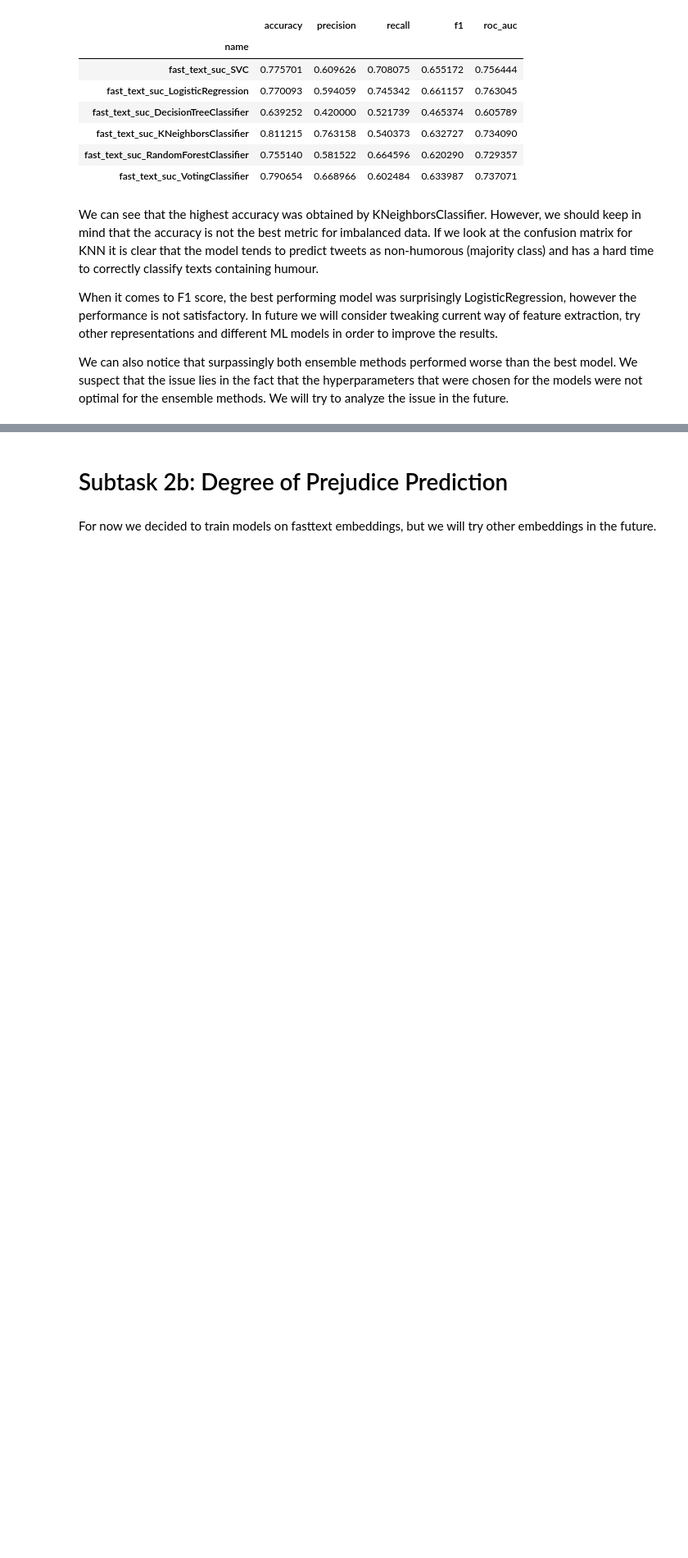
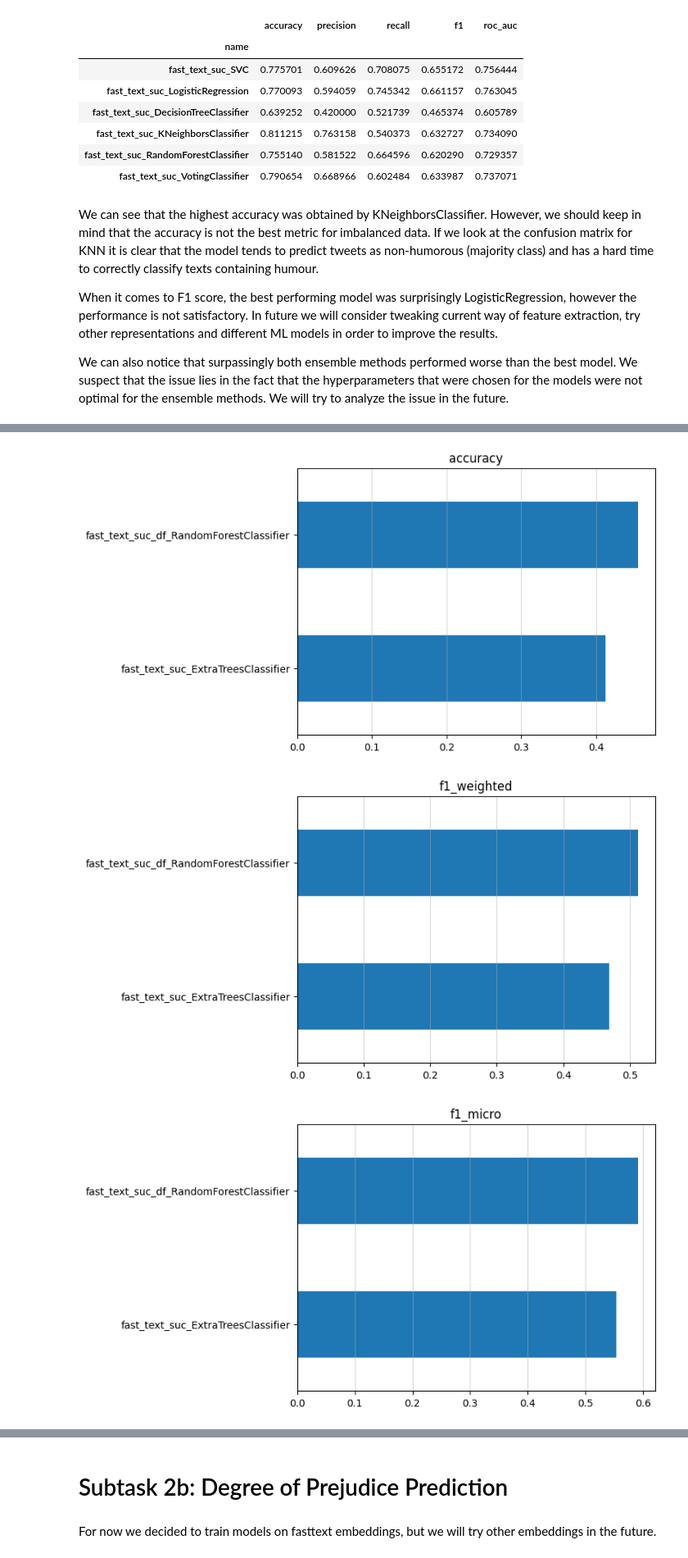
Before and after one commit to steciuk/LNR-hurftul-humor-detector, a Jupyter notebook: project.ipynb, the cells around one changed output, grey strips where cells are left out. Shown at 82% size. Drawn from its saved outputs; the diff is of its cells as text; code cells hidden in the pictures; blank space fills up the shorter version.

Commit message:
Add ensemble methods for task 2a

```diff
--- a/project.ipynb
+++ b/project.ipynb
@@ -1127,0 +1133,7 @@ We can also notice that surpassingly both ensemble methods performed worse than
+# %%
+CURRENT_TASK = TASK.TWO_A
+# %%
+X, y = get_X_y(fast_text_suc_df, "woman", "lgbtiq", "race", "gordofobia")
+X_train, X_test, y_train, y_test = train_test_split(
+    X, y, test_size=0.2, random_state=RS
+)
@@ -1127,0 +1142,2 @@ We can also notice that surpassingly both ensemble methods performed worse than
+# %%
+task_2_fast_text_suc_models = {}
@@ -1127,0 +1223,30 @@ We can also notice that surpassingly both ensemble methods performed worse than
+# %%
+frames = []
+
+for name, model in task_2_fast_text_suc_models.items():
+    y_pred = model["estimator"].predict(X_test)
+
+    frames.append(
+        {
+            "name": name,
+            "accuracy": metrics.accuracy_score(y_test, y_pred),
+            "f1_weighted": metrics.f1_score(y_test, y_pred, average='weighted'),
+            "f1_micro": metrics.f1_score(y_test, y_pred, average='micro'),
+            "f1_macro": metrics.f1_score(y_test, y_pred, average='macro'),
+        }
+    )
+
+metrics_df = pd.DataFrame(frames)
+# %%
+metrics_df = metrics_df.set_index("name")
+
+for col in metrics_df.columns:
+    metrics_df[col].plot(kind="barh")
+    plt.title(col)
+    plt.grid(axis="x", alpha=0.5)
+    plt.ylabel("")
+    plt.show()
+# %% [output]
+[figure, added]
+[figure, added]
+[figure, added]
```
Also changed, not shown: parts of 17 cells of this notebook, 2 other files.
